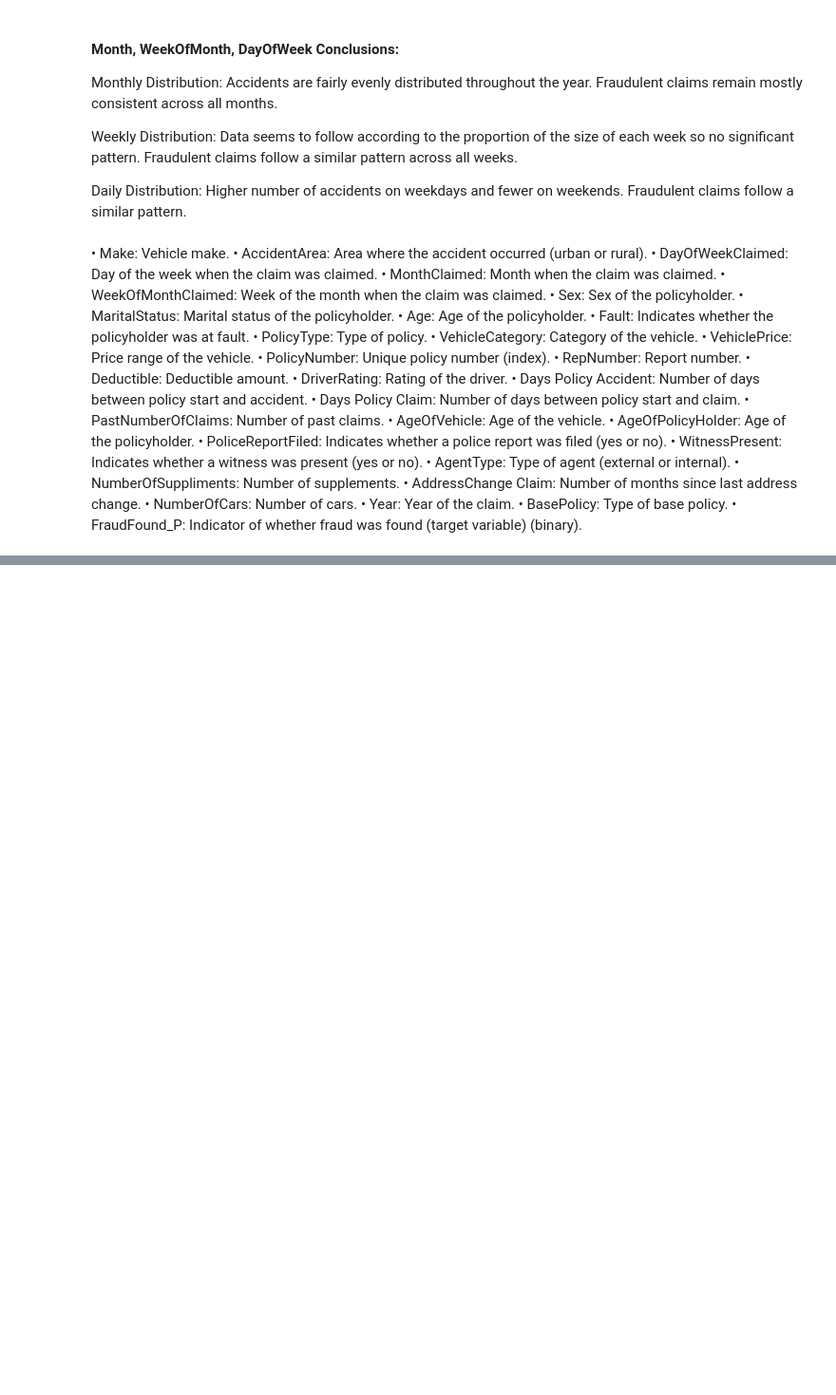
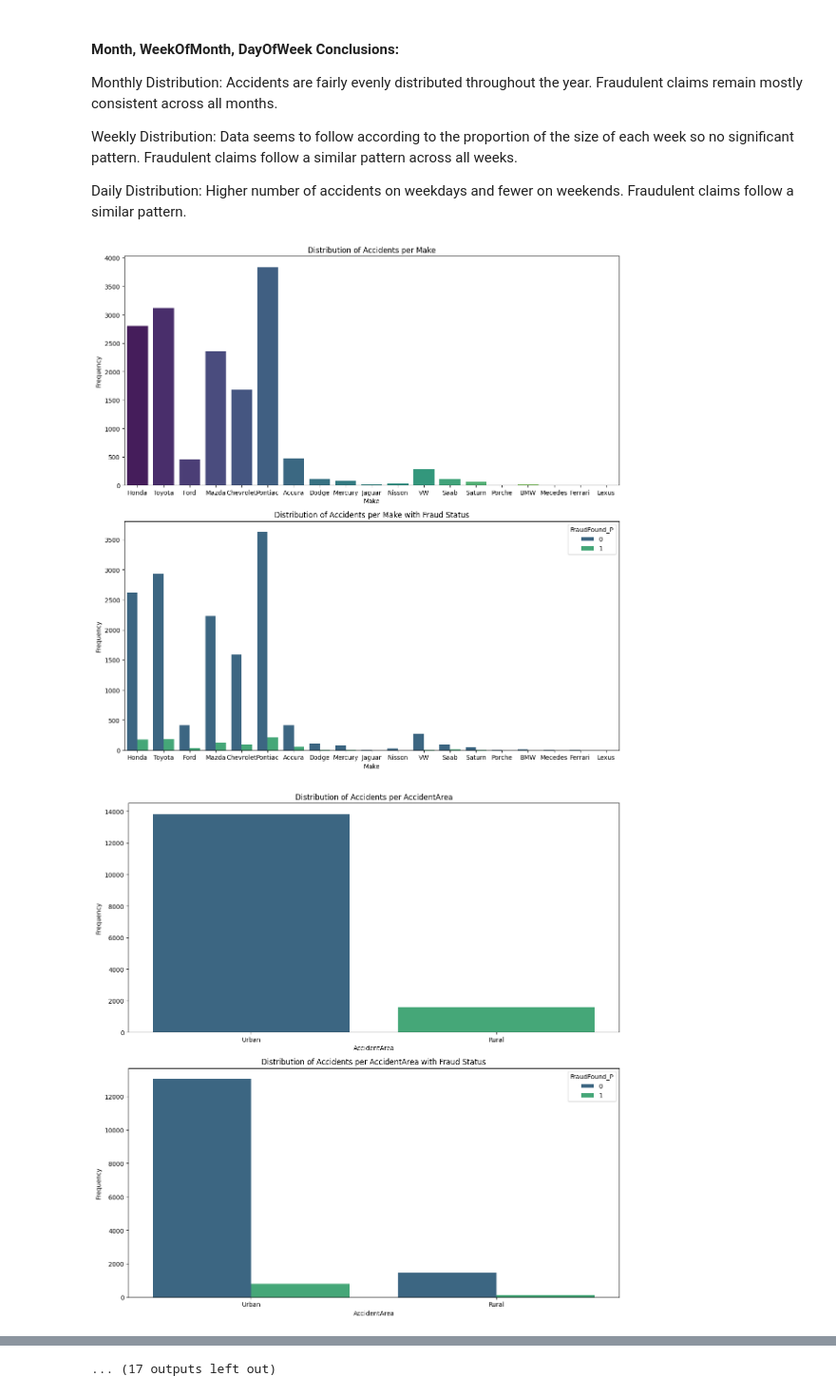
Before and after one commit to ayheong/fraud-detection-machine-learning, a Jupyter notebook: exploratory_data_analysis.ipynb, the cells around one changed output, grey strips where cells are left out. Shown at 95% size. Drawn from its saved outputs; the diff is of its cells as text; code cells hidden in the pictures; blank space fills up the shorter version.

Commit message:
added graphs target vs features

```diff
--- a/exploratory_data_analysis.ipynb
+++ b/exploratory_data_analysis.ipynb
@@ -244,34 +246,34 @@ Data seems to follow according to the proportion of the size of each week so no
 
 Daily Distribution:
 Higher number of accidents on weekdays and fewer on weekends. Fraudulent claims follow a similar pattern.
-# %% [markdown]
-• Make: Vehicle make.
-• AccidentArea: Area where the accident occurred (urban or rural).
-• DayOfWeekClaimed: Day of the week when the claim was claimed.
-• MonthClaimed: Month when the claim was claimed.
-• WeekOfMonthClaimed: Week of the month when the claim was claimed.
-• Sex: Sex of the policyholder.
-• MaritalStatus: Marital status of the policyholder.
-• Age: Age of the policyholder.
-• Fault: Indicates whether the policyholder was at fault.
-• PolicyType: Type of policy.
-• VehicleCategory: Category of the vehicle.
-• VehiclePrice: Price range of the vehicle.
-• PolicyNumber: Unique policy number (index).
-• RepNumber: Report number.
-• Deductible: Deductible amount.
-• DriverRating: Rating of the driver.
-• Days Policy Accident: Number of days between policy start and accident.
-• Days Policy Claim: Number of days between policy start and claim.
-• PastNumberOfClaims: Number of past claims.
-• AgeOfVehicle: Age of the vehicle.
-• AgeOfPolicyHolder: Age of the policyholder.
-• PoliceReportFiled: Indicates whether a police report was filed (yes or no).
-• WitnessPresent: Indicates whether a witness was present (yes or no).
-• AgentType: Type of agent (external or internal).
-• NumberOfSuppliments: Number of supplements.
-• AddressChange Claim: Number of months since last address change.
-• NumberOfCars: Number of cars.
-• Year: Year of the claim.
-• BasePolicy: Type of base policy.
-• FraudFound_P: Indicator of whether fraud was found (target variable) (binary).
+# %%
+variables = [
+    'Make', 'AccidentArea', 'DayOfWeekClaimed', 'MonthClaimed', 'WeekOfMonthClaimed',
+    'Sex', 'MaritalStatus', 'Age', 'Fault', 'PolicyType', 'VehicleCategory',
+    'VehiclePrice', 'PolicyNumber', 'RepNumber', 'Deductible', 'DriverRating',
+    'Days_Policy_Accident', 'Days_Policy_Claim', 'PastNumberOfClaims',
+    'AgeOfVehicle', 'AgeOfPolicyHolder', 'PoliceReportFiled', 'WitnessPresent',
+    'AgentType', 'NumberOfSuppliments', 'AddressChange_Claim', 'NumberOfCars',
+    'Year', 'BasePolicy'
+]
+
+for var in variables:
+    plt.figure(figsize=(12, 12))
+
+    plt.subplot(2, 1, 1)
+    sns.countplot(x=var, data=data, palette='viridis')
+    plt.title(f'Distribution of Accidents per {var}')
+    plt.xlabel(var)
+    plt.ylabel('Frequency')
+
+    plt.subplot(2, 1, 2)
+    sns.countplot(x=var, data=data, palette='viridis', hue='FraudFound_P')
+    plt.title(f'Distribution of Accidents per {var} with Fraud Status')
+    plt.xlabel(var)
+    plt.ylabel('Frequency')
+
+    plt.tight_layout()
+    plt.show()
+# %% [output]
+[figure, added]
+[figure, added]
@@ -277,0 +290 @@ Higher number of accidents on weekdays and fewer on weekends. Fraudulent claims
+... (17 outputs left out)
```
Also changed, not shown: parts of 3 cells of this notebook.
